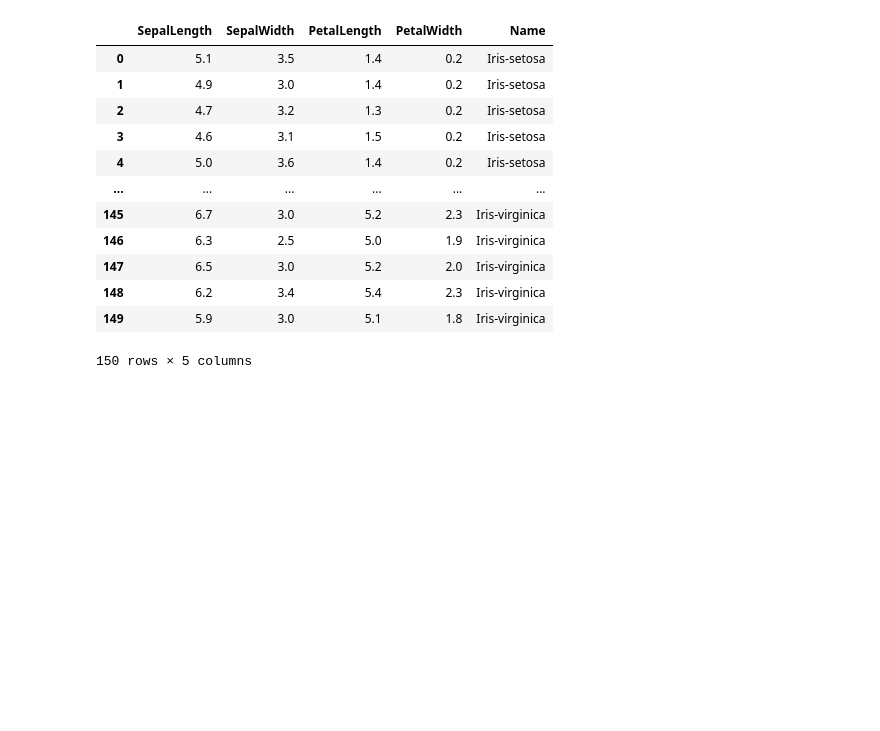
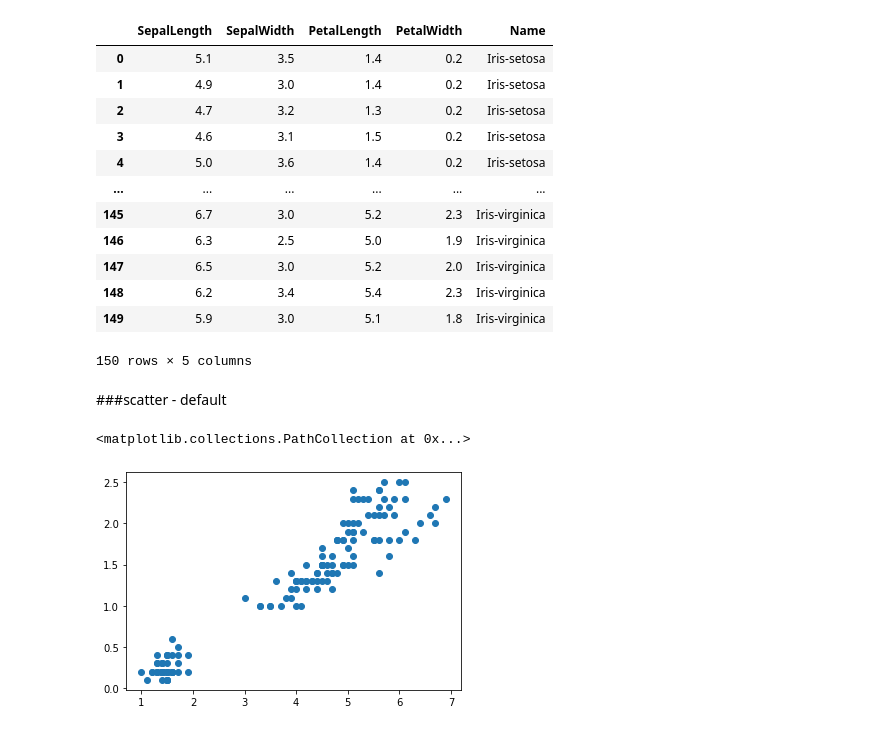
Before and after one commit to Watcharinkh/Data_viz, a Jupyter notebook: Visualize_Data_Distribution.ipynb, the cells around one changed output. Saved outputs shown, nothing was run; the diff lists cells and outputs as text; code cells hidden in the pictures; blank space fills up the shorter version.

```diff
--- a/Visualize_Data_Distribution.ipynb
+++ b/Visualize_Data_Distribution.ipynb
@@ -19,3 +26,10 @@ df
 | 148 | 6.2 | 3.4 | 5.4 | 2.3 | Iris-virginica |
 | 149 | 5.9 | 3.0 | 5.1 | 1.8 | Iris-virginica |
 150 rows × 5 columns
+# %% [markdown]
+###scatter - default
+# %%
+plt.scatter(df['PetalLength'],df['PetalWidth'])
+# %% [output]
+<matplotlib.collections.PathCollection at 0x...>
+[figure, added]
```
Also changed, not shown: parts of 9 cells of this notebook.
